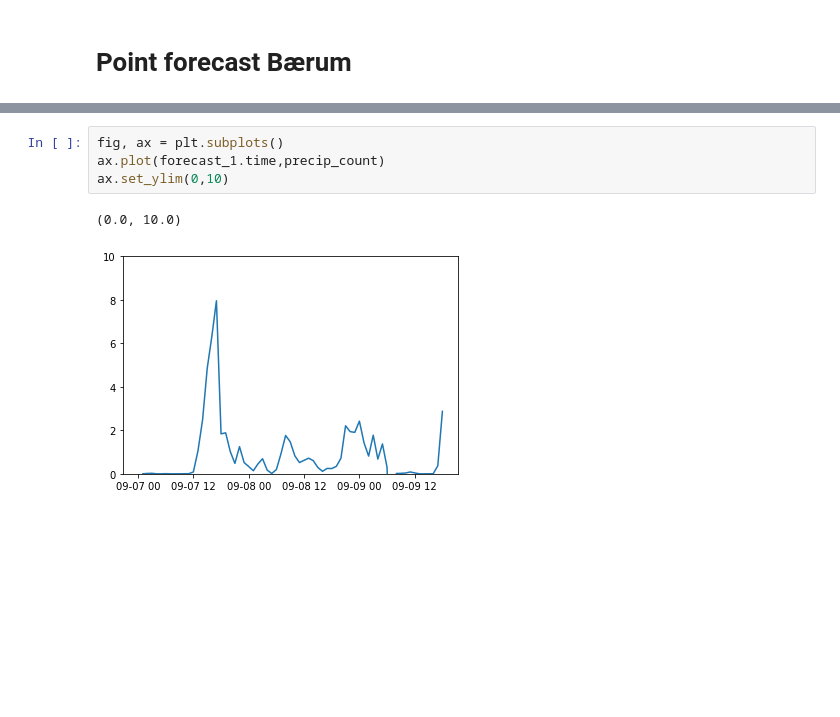
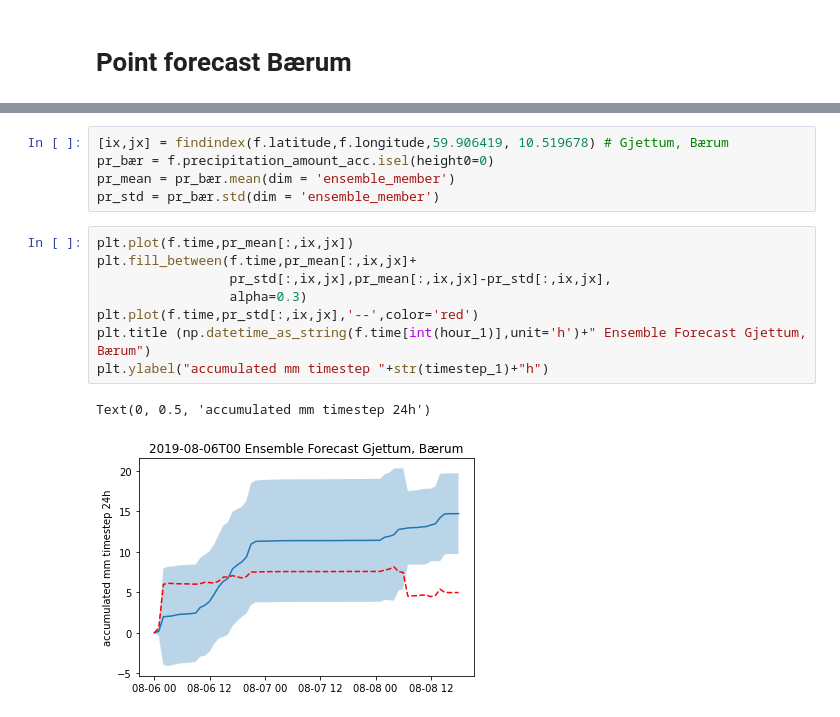
Before and after one commit to eirikngard/GEO4902, a Jupyter notebook: Precipitation_exercise.ipynb, the cells around one changed output, grey strips where cells are left out. Drawn from its saved outputs; the diff is of its cells as text; blank space fills up the shorter version.

```diff
--- a/Precipitation_exercise.ipynb
+++ b/Precipitation_exercise.ipynb
@@ -301,7 +277,16 @@ for i in range(len(precip_mean)):
-# %%
-fig, ax = plt.subplots()
-ax.plot(forecast_1.time,precip_count)
-ax.set_ylim(0,10)
-# %% [output]
-(0.0, 10.0)
-[figure, removed]
+# %%
+[ix,jx] = findindex(f.latitude,f.longitude,59.906419, 10.519678) # Gjettum, Bærum
+pr_bær = f.precipitation_amount_acc.isel(height0=0)
+pr_mean = pr_bær.mean(dim = 'ensemble_member')
+pr_std = pr_bær.std(dim = 'ensemble_member')
+# %%
+plt.plot(f.time,pr_mean[:,ix,jx])
+plt.fill_between(f.time,pr_mean[:,ix,jx]+
+                 pr_std[:,ix,jx],pr_mean[:,ix,jx]-pr_std[:,ix,jx],
+                 alpha=0.3)
+plt.plot(f.time,pr_std[:,ix,jx],'--',color='red')
+plt.title (np.datetime_as_string(f.time[int(hour_1)],unit='h')+" Ensemble Forecast Gjettum, Bærum")
+plt.ylabel("accumulated mm timestep "+str(timestep_1)+"h")
+# %% [output]
+Text(0, 0.5, 'accumulated mm timestep 24h')
+[figure, added]
```
Also changed, not shown: parts of 21 cells of this notebook.
